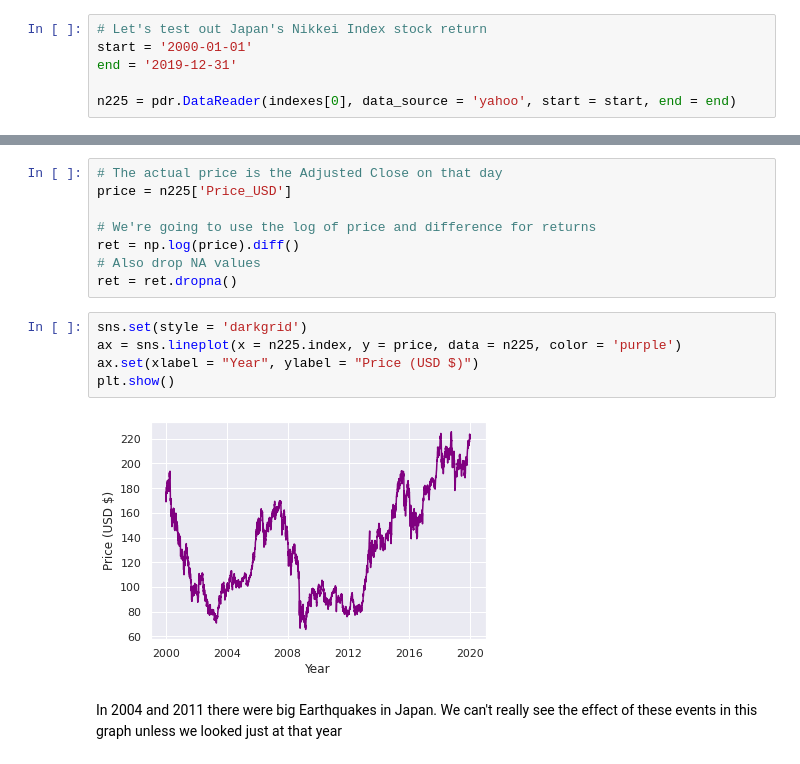
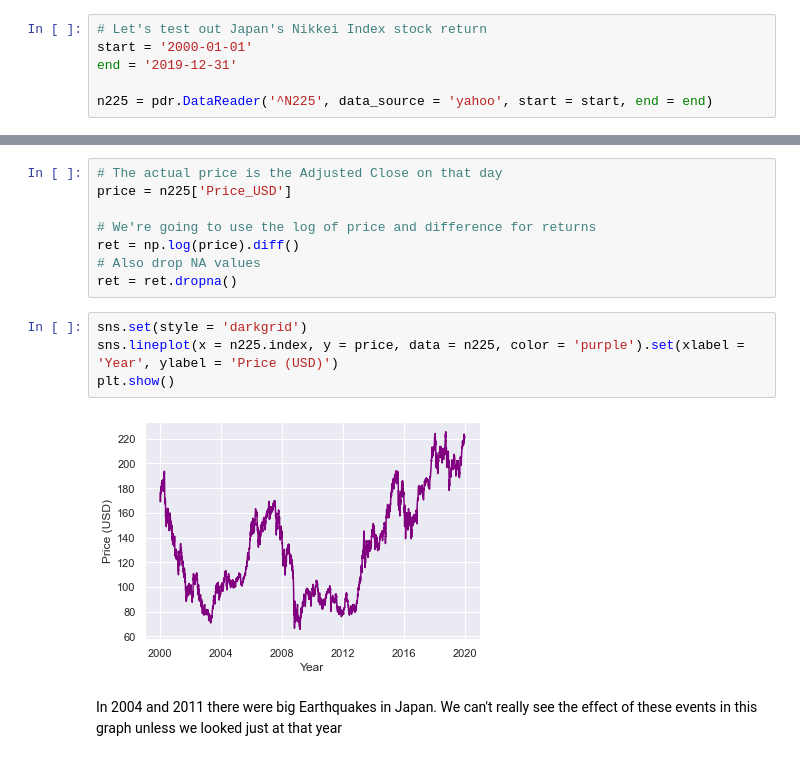
Before and after one commit to cozyscripts/pandemic_stock_analysis, a Jupyter notebook: Stock Analysis.ipynb, the cells around one changed output, grey strips where cells are left out. Cells and saved outputs as stored; diff of their text form.

```diff
--- a/Stock Analysis.ipynb
+++ b/Stock Analysis.ipynb
@@ -18,7 +18,7 @@ indexes = ['^N225', 'COMP', 'DJT', 'SPX']
 start = '2000-01-01'
 end = '2019-12-31'
 
-n225 = pdr.DataReader(indexes[0], data_source = 'yahoo', start = start, end = end)
+n225 = pdr.DataReader('^N225', data_source = 'yahoo', start = start, end = end)
 # %%
 n225.describe()
 n225.head()
@@ -43,11 +43,10 @@ ret = np.log(price).diff()
 ret = ret.dropna()
 # %%
 sns.set(style = 'darkgrid')
-ax = sns.lineplot(x = n225.index, y = price, data = n225, color = 'purple')
-ax.set(xlabel = "Year", ylabel = "Price (USD $)")
+sns.lineplot(x = n225.index, y = price, data = n225, color = 'purple').set(xlabel = 'Year', ylabel = 'Price (USD)')
 plt.show()
 # %% [output]
-[figure, old version]
+[figure, new version]
 # %% [markdown]
 In 2004 and 2011 there were big Earthquakes in Japan. We can't really see the effect of these events in this graph unless we looked just at that year
 # %%
```
Also changed, not shown: parts of 1 cell of this notebook.
